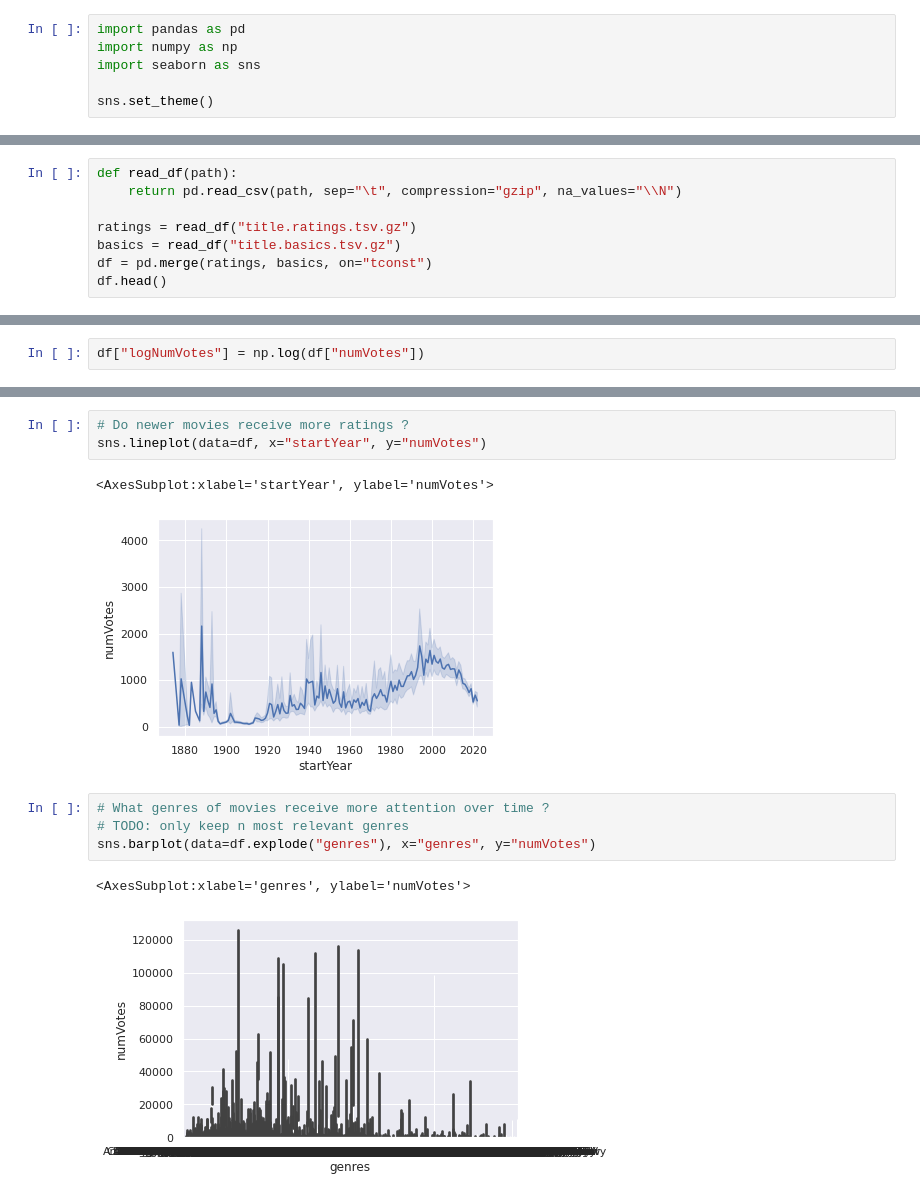
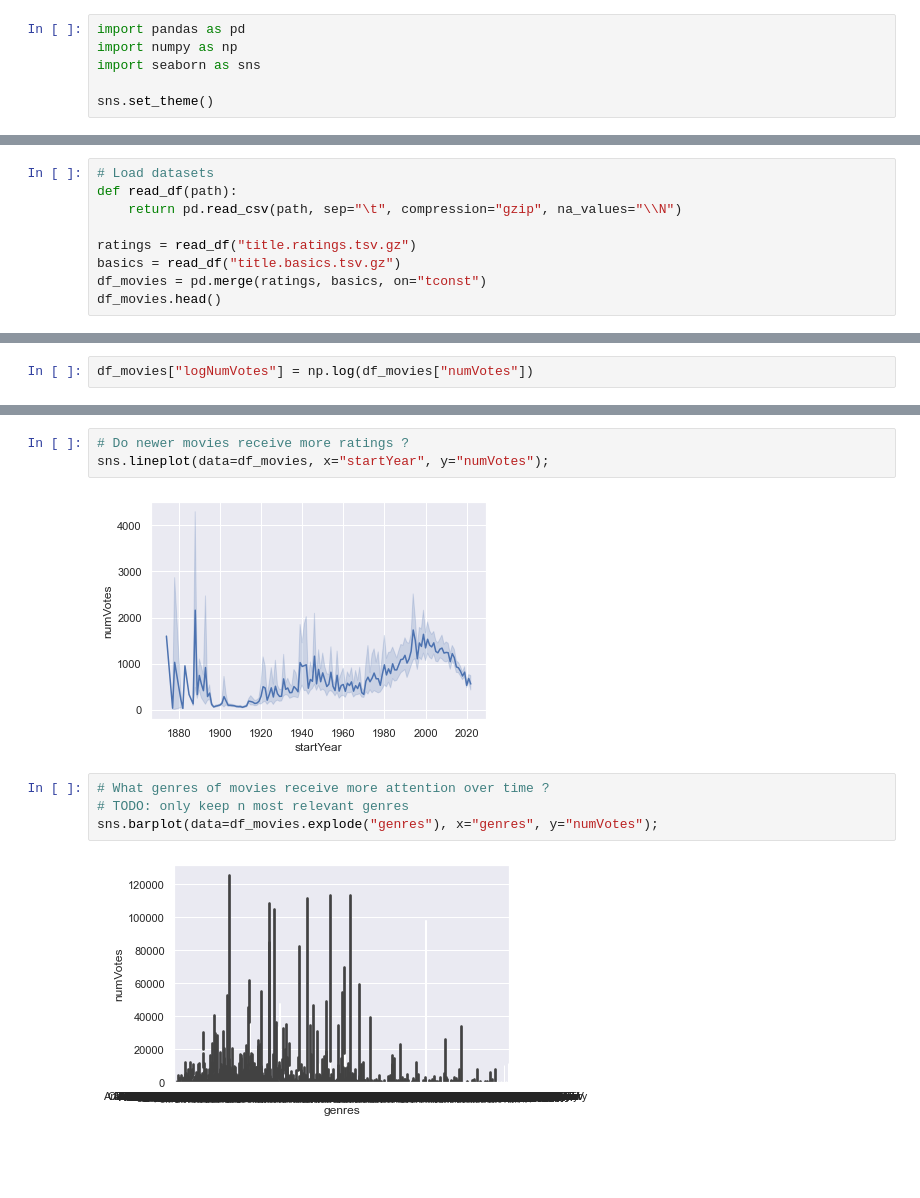
Before and after one commit to com-480-data-visualization/datavis-project-2022-teamsalt, a Jupyter notebook: data_exploration.ipynb, the cells around one changed output, grey strips where cells are left out. Cells and saved outputs as stored; diff of their text form; blank space fills up the shorter version.

```diff
--- a/data_exploration.ipynb
+++ b/data_exploration.ipynb
@@ -7,11 +9,12 @@ sns.set_theme()
 # %%
+# Load datasets
 def read_df(path):
     return pd.read_csv(path, sep="\t", compression="gzip", na_values="\\N")
 
 ratings = read_df("title.ratings.tsv.gz")
 basics = read_df("title.basics.tsv.gz")
-df = pd.merge(ratings, basics, on="tconst")
-df.head()
+df_movies = pd.merge(ratings, basics, on="tconst")
+df_movies.head()
 # %% [output]
 |  | tconst | averageRating | numVotes | titleType | primaryTitle | originalTitle | isAdult | startYear | endYear | ... |
 | 0 | tt0000001 | 5.7 | 1869 | short | Carmencita | Carmencita | 0.0 | 1894.0 | NaN | ... |
@@ -22,4 +39,4 @@ df.head()
 # %%
-df["logNumVotes"] = np.log(df["numVotes"])
+df_movies["logNumVotes"] = np.log(df_movies["numVotes"])
 # %%
 # How are the ratings distributed
@@ -30,14 +46,12 @@ sns.histplot(data=df, x="averageRating", binwidth=0.20)
 # %%
 # Do newer movies receive more ratings ?
-sns.lineplot(data=df, x="startYear", y="numVotes")
+sns.lineplot(data=df_movies, x="startYear", y="numVotes");
 # %% [output]
-<AxesSubplot:xlabel='startYear', ylabel='numVotes'>
-[figure, old version]
+[figure, new version]
 # %%
 # What genres of movies receive more attention over time ?
 # TODO: only keep n most relevant genres
-sns.barplot(data=df.explode("genres"), x="genres", y="numVotes")
+sns.barplot(data=df_movies.explode("genres"), x="genres", y="numVotes");
 # %% [output]
-<AxesSubplot:xlabel='genres', ylabel='numVotes'>
-[figure, old version]
+[figure, new version]
 # %%
```
Also changed, not shown: parts of 9 cells of this notebook.
